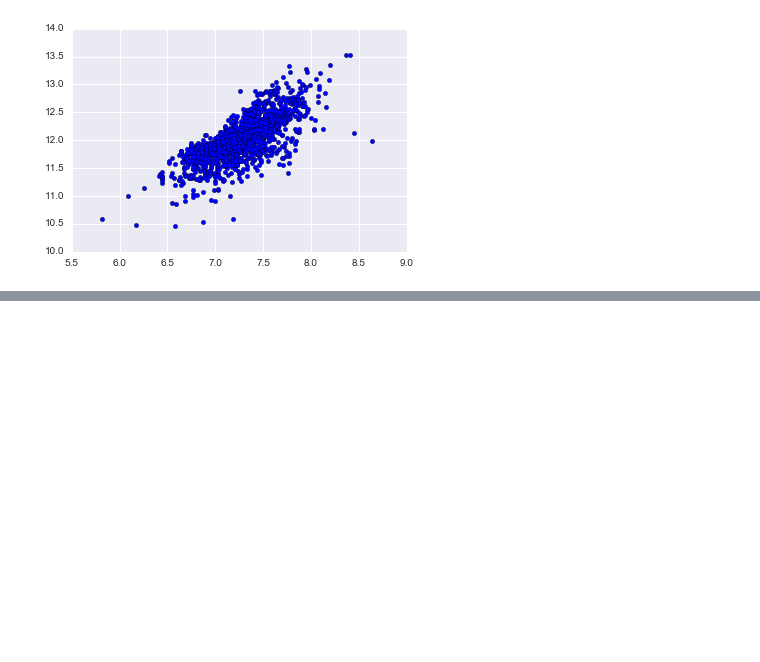
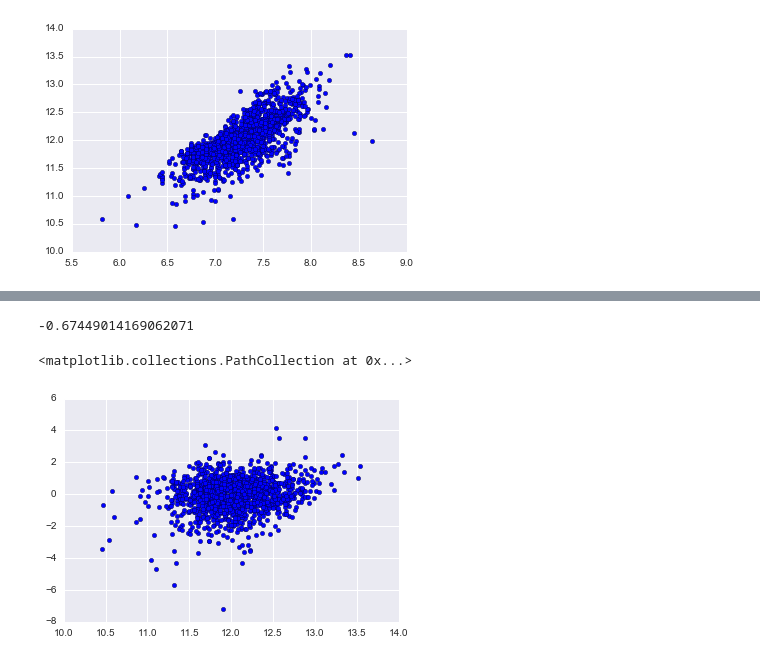
Before and after one commit to SayantanMitra87/Houston-Data-Science, a Jupyter notebook: Kaggle/House Prices/python/Feature Engineering Quick.ipynb, the cells around one changed output, grey strips where cells are left out. Cells and saved outputs as stored; diff of their text form; code cells hidden in the pictures; blank space fills up the shorter version.

```diff
--- a/Kaggle/House Prices/python/Feature Engineering Quick.ipynb
+++ b/Kaggle/House Prices/python/Feature Engineering Quick.ipynb
@@ -364,0 +370,3 @@ ts = get_kfold_scores(gbr, X_train_final_raw, y_train_final)
+# %%
+ridge.fit(X_train_final, y_train_final)
+gbr.fit(X_train_final, y_train_final)
@@ -364,0 +439,12 @@ ts = get_kfold_scores(gbr, X_train_final_raw, y_train_final)
+# %%
+X= X_train_final.copy()
+# %%
+def find_press(lamb):
+    hat = np.dot(np.dot(X, np.linalg.pinv(np.dot(X.T, X) + lamb * np.eye(X.shape[1]))), X.T)
+    y_pred_hat = np.dot(hat, y_train_final)
+    error = y_train_final - y_pred_hat
+    hat_diag = hat.diagonal()
+    return error / hat_diag
+# %%
+press_ridge = find_press(10)
+press_lr = find_press(0)
@@ -364,0 +465,9 @@ ts = get_kfold_scores(gbr, X_train_final_raw, y_train_final)
+# %%
+press_ser.loc[1012]
+# %% [output]
+-0.67449014169062071
+# %%
+plt.scatter(y_train_final, press_ridge)
+# %% [output]
+<matplotlib.collections.PathCollection at 0x...>
+[figure, added]
```
Also changed, not shown: parts of 92 cells of this notebook, 1 other file.
